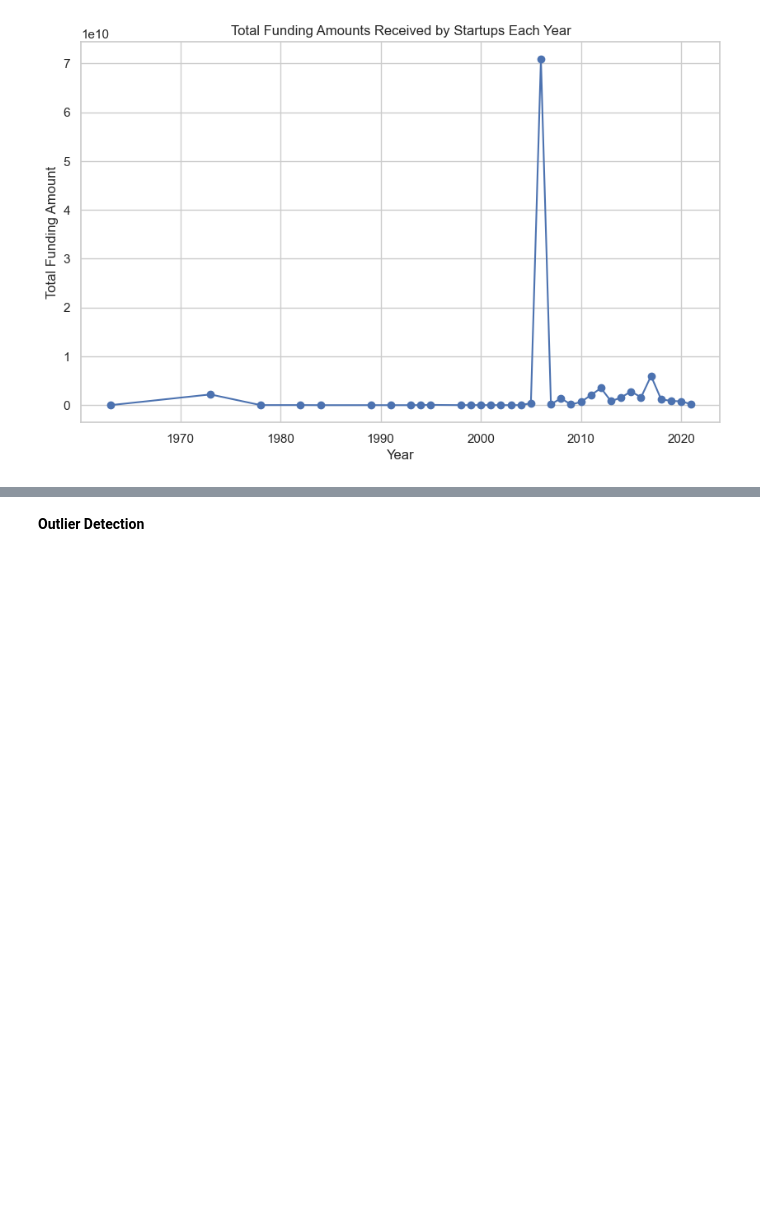
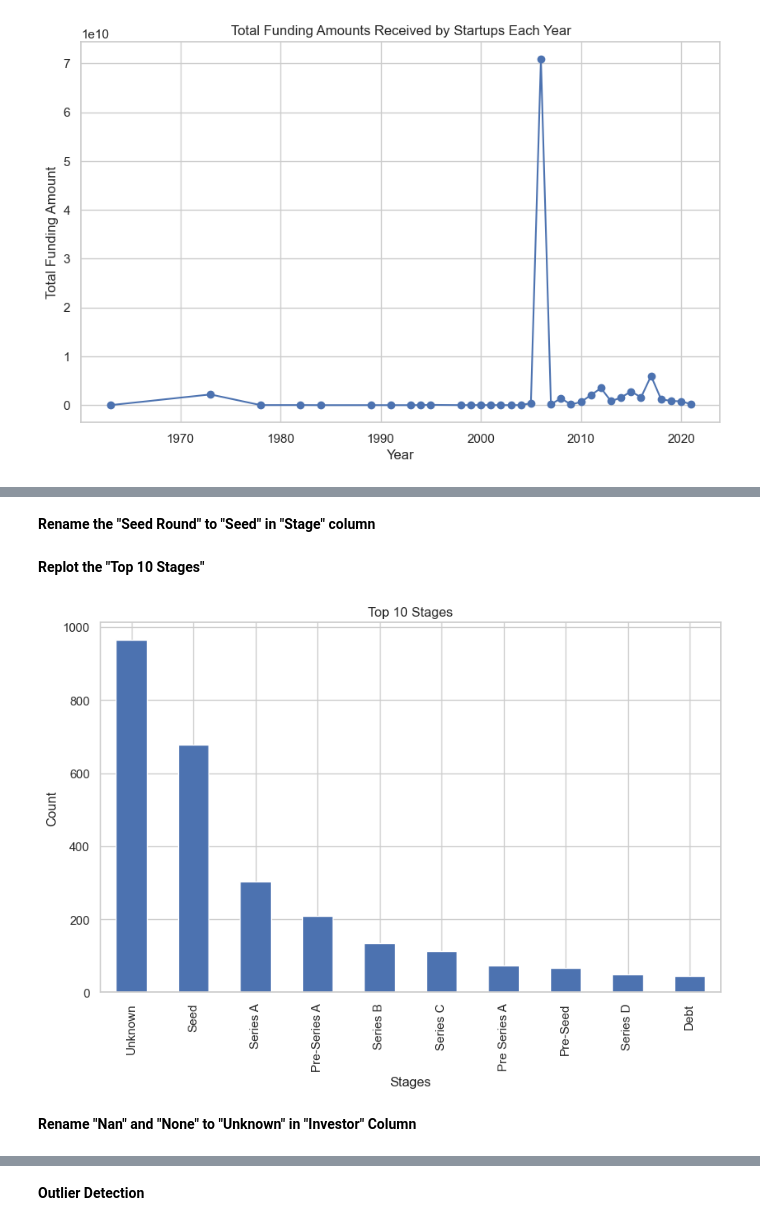
Before and after one commit to Ogoms/Analyzing-Indian-Startup-Funding-Trends-2018-2021-with-CRISP-DM, a Jupyter notebook: Notebook/Main.ipynb, the cells around one changed output, grey strips where cells are left out. Saved outputs shown, nothing was run; the diff lists cells and outputs as text; code cells hidden in the pictures; blank space fills up the shorter version.

```diff
--- a/Notebook/Main.ipynb
+++ b/Notebook/Main.ipynb
@@ -883,0 +678,16 @@ plt.show()
+# %%
+# Define a function to extract city names
+def extract_city(location):
+    if pd.isna(location):
+        return location
+    return location.split(',')[0].strip()
+
+# Apply the function to the 'HeadQuarter' column
+merged_data['HeadQuarter'] = merged_data['HeadQuarter'].apply(extract_city)
+
+merged_data['HeadQuarter'] = merged_data['HeadQuarter'].replace('None', 'Unknown')
+
+
+# # Verify the changes
+# unique_headquarters = merged_data['HeadQuarter'].unique()
+# print(f"Unique Headquarters after normalization: {unique_headquarters}")
@@ -883,0 +705,2 @@ plt.show()
+# %% [markdown]
+**Rename the "Seed Round" to "Seed" in "Stage" column**
@@ -883,0 +717,13 @@ plt.show()
+# %% [markdown]
+**Replot the "Top 10 Stages"**
+# %%
+plt.figure(figsize=(10, 6))
+merged_data['Stage'].value_counts().head(10).plot(kind='bar')
+plt.title('Top 10 Stages')
+plt.xlabel('Stages')
+plt.ylabel('Count')
+plt.show()
+# %% [output]
+[figure, added]
+# %% [markdown]
+**Rename "Nan" and "None" to "Unknown" in "Investor" Column**
```
Also changed, not shown: parts of 64 cells of this notebook.
